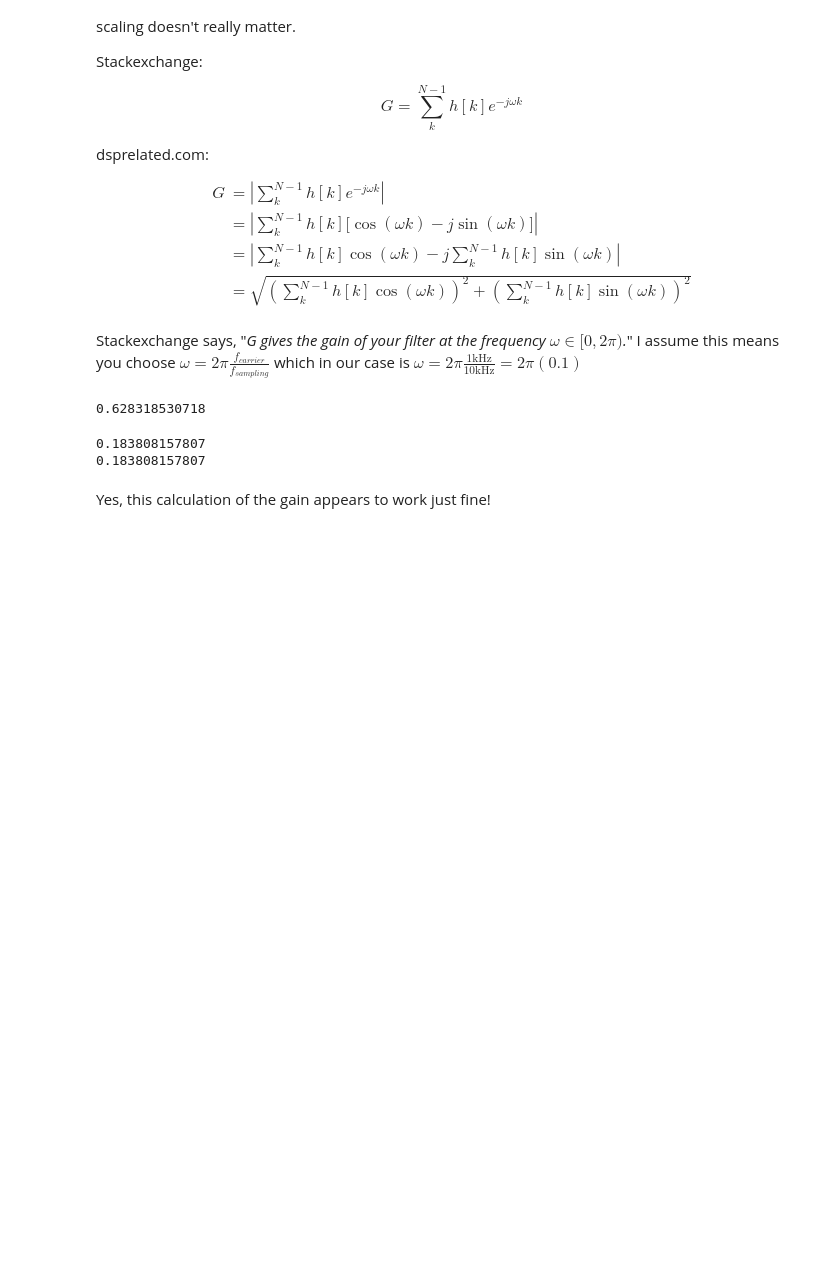
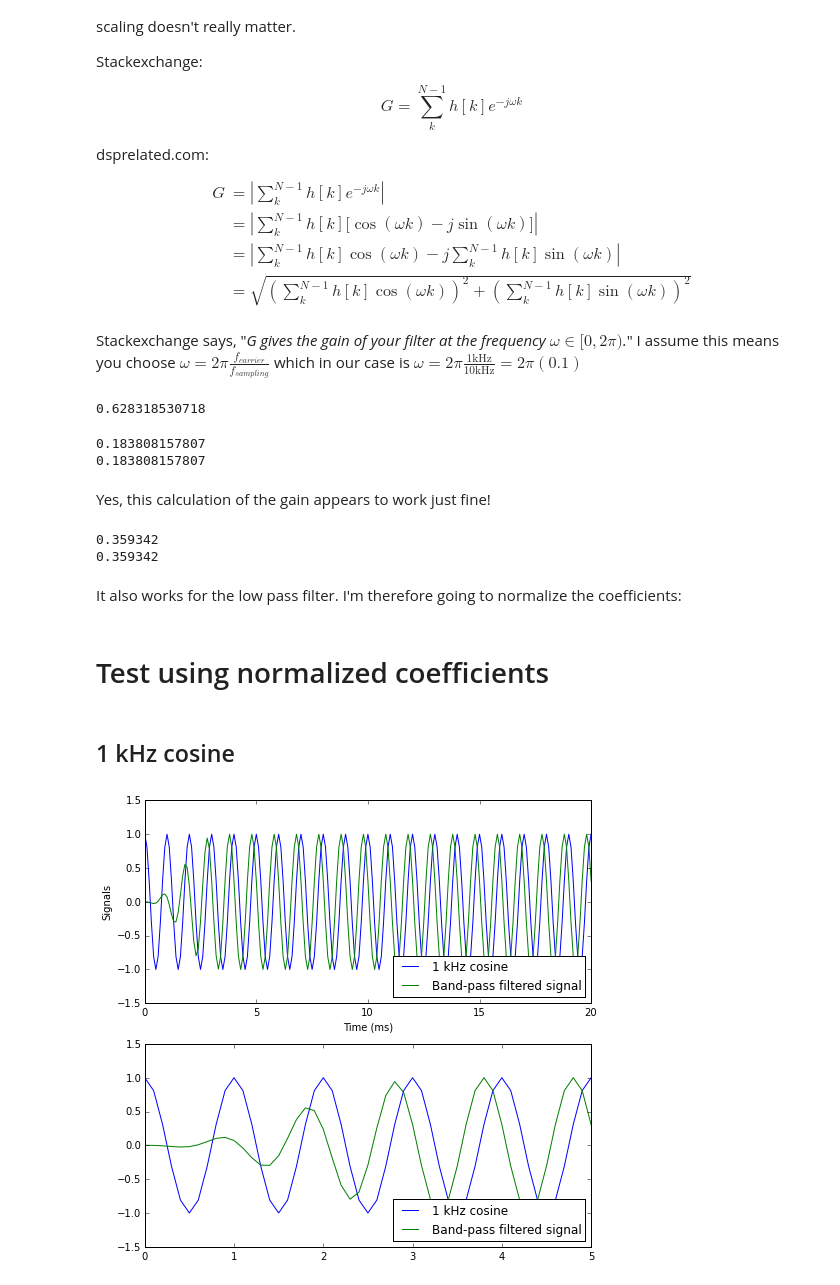
Before and after one commit to naushad-rahman/LIFSrProj_F15, a Jupyter notebook: DSP/digital_filter_explore/150706_test_filters.ipynb, the cells around one changed output. Drawn from its saved outputs; the diff is of its cells as text; code cells hidden in the pictures; blank space fills up the shorter version.

Commit message:
normalize filter coefficients and test using them

```diff
--- a/DSP/digital_filter_explore/150706_test_filters.ipynb
+++ b/DSP/digital_filter_explore/150706_test_filters.ipynb
@@ -382,3 +382,39 @@ print(max(cos_1kHz_bp_out))
 0.183808157807
 # %% [markdown]
 Yes, this calculation of the gain appears to work just fine!
+# %%
+print(gain_magn(lp_coef, 0.0))
+print(np.sum(lp_coef))
+# %% [output]
+0.359342
+0.359342
+# %% [markdown]
+It also works for the low pass filter. I'm therefore going to normalize the coefficients:
+# %%
+lp_coef_norm = lp_coef/gain_magn(lp_coef, 0.0)
+bp_coef_norm = bp_coef/gain_magn(bp_coef, 0.1)
+# %% [markdown]
+# Test using normalized coefficients
+# %% [markdown]
+## 1 kHz cosine
+# %%
+test_freq = 1000.0
+cos_1kHz = np.cos(2.0*np.pi*test_freq*(time_dac_output_ms * ms_to_s))
+cos_1kHz_bp_out = np.zeros(n_total_samples)
+delay_line = np.zeros(len(lp_coef))
+for i in range(n_total_samples):
+    cos_1kHz_bp_out[i] = fir_basic(cos_1kHz[i], bp_coef_norm, delay_line)
+
+fig, (ax, ax2) = plt.subplots(2, figsize=(8,8))
+ax.plot(time_dac_output_ms, cos_1kHz, label='1 kHz cosine')
+ax.plot(time_dac_output_ms, cos_1kHz_bp_out, label='Band-pass filtered signal')
+ax.legend(loc=4)
+#ax.set_ylim(0, 1.1)
+ax.set_xlabel('Time (ms)')
+ax.set_ylabel('Signals')
+ax2.plot(time_dac_output_ms, cos_1kHz, label='1 kHz cosine')
+ax2.plot(time_dac_output_ms, cos_1kHz_bp_out, label='Band-pass filtered signal')
+ax2.legend(loc=4)
+ax2.set_xlim(0,5);
+# %% [output]
+[figure, added]
```
Also changed, not shown: parts of 2 cells of this notebook.
